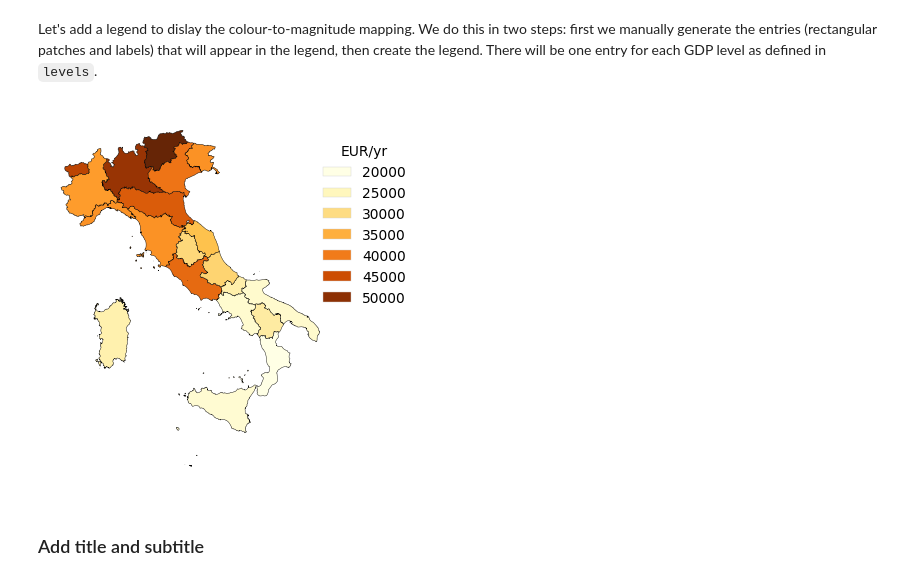
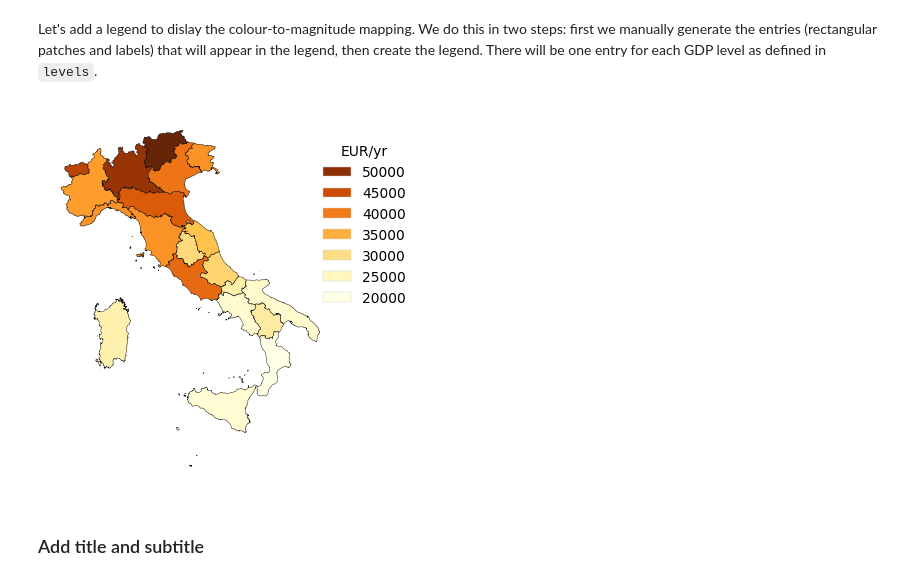
Before and after one commit to bianconif/graphic_communication_notebooks, a Jupyter notebook: notebooks/choroplet_maps/it_gdp_by_region_2023.ipynb, the cells around one changed output. Cells and saved outputs as stored; diff of their text form; code cells hidden in the pictures.

```diff
--- a/notebooks/choroplet_maps/it_gdp_by_region_2023.ipynb
+++ b/notebooks/choroplet_maps/it_gdp_by_region_2023.ipynb
@@ -104,33 +110,36 @@ display(fig)
 # %% [markdown]
 Let's add a legend to dislay the colour-to-magnitude mapping. We do this in two steps: first we manually generate the entries (rectangular patches and labels) that will appear in the legend, then create the legend. There will be one entry for each GDP level as defined in `levels`.
 # %%
-#Define the levels that will appear in the legend
+#Define the levels that will appear in the legend.
 levels = [20000, 25000, 30000, 35000, 40000, 45000, 50000]
+levels.reverse() #Swap the list to make the highest level appear at the top of the legend.
+
+#Get the min and max GDP value for min-max normalisation (see below)
 bounds = (df_merged[str(year)].min(), df_merged[str(year)].max())
 
 #Load the colormap
 cmap = mpl.colormaps[cpalette]
 
 labels, patches = list(), list()
 
 for level in levels:
     #Apply min-max normalisation to retrieve the corresponding colour from the colormap
     norm_value = (level - bounds[0])/(bounds[1] - bounds[0])
 
     #Extract the corresponding colour from the colormap
     colour = cmap(norm_value)
 
     #Create a rectangular patch with the given colour
     patches.append(Patch(edgecolor='lightgrey', facecolor=colour, linewidth=0.3))
 
     #Create the corresponding label
     labels.append(str(level))
 
 #Add the legend
 ax.legend(handles=patches, labels=labels, loc='upper right', bbox_to_anchor=(1.3,0.95), title='EUR/yr', frameon=False)
 display(fig)
 # %% [output]
-[figure, old version]
+[figure, new version]
 # %% [markdown]
 ### Add title and subtitle
 # %%
```
Also changed, not shown: parts of 11 cells of this notebook.
